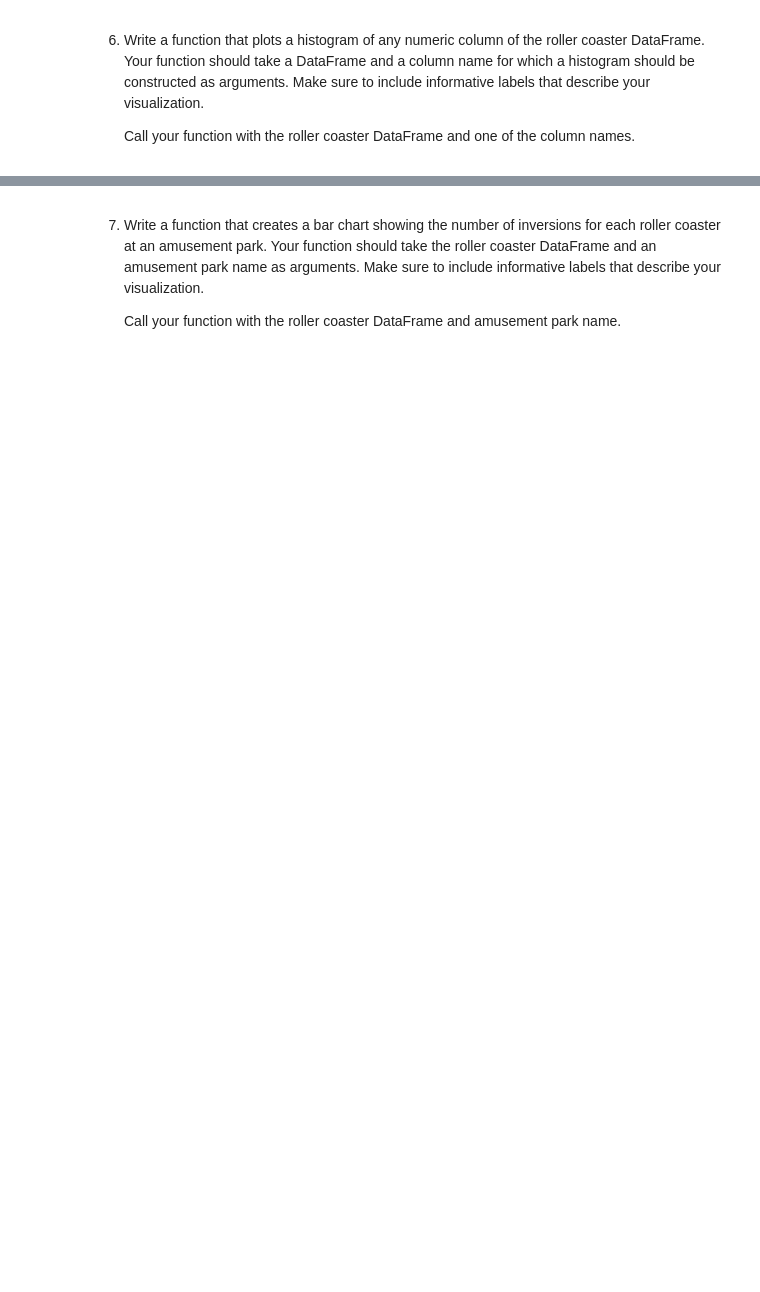
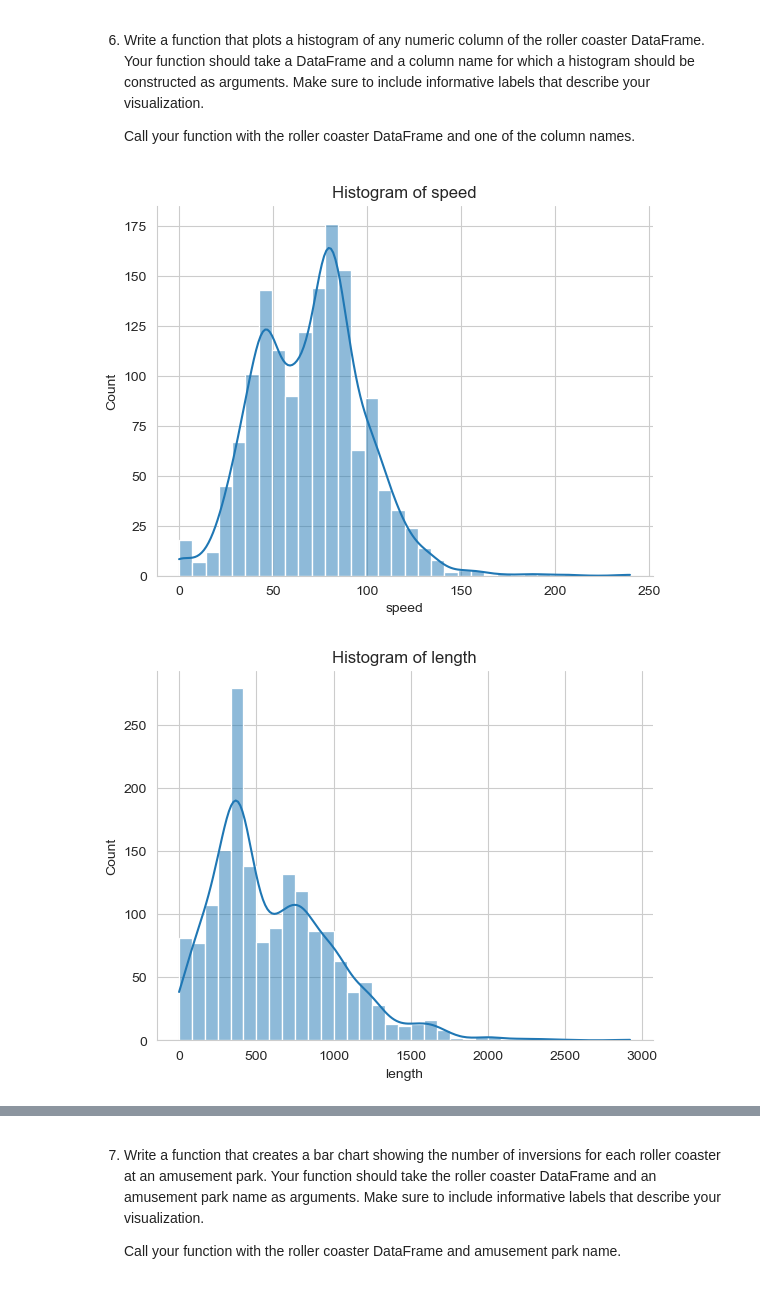
Before and after one commit to anderoos/cc-challenges-projects, a Jupyter notebook: Practice Projects/Roller Coaster/Roller Coaster.ipynb, the cells around one changed output, grey strips where cells are left out. Saved outputs shown, nothing was run; the diff lists cells and outputs as text; code cells hidden in the pictures; blank space fills up the shorter version.

Commit message:
Completed roller coaster project

```diff
--- a/Practice Projects/Roller Coaster/Roller Coaster.ipynb
+++ b/Practice Projects/Roller Coaster/Roller Coaster.ipynb
@@ -173,3 +173,5 @@ plot_best(wood_coasters, 5)
 # %%
 # 5
 # load roller coaster data
+coasters = pd.read_csv('roller_coasters.csv')
+coasters.head()
@@ -180,13 +189,24 @@ plot_best(wood_coasters, 5)
 # %%
 # 6
 # Create a function to plot histogram of column values
-
+def get_histogram(data, column):
 # Create histogram of roller coaster speed
-
+    sns.histplot(data, x=column, kde=True)
+    sns.despine()
+    plt.title(f'Histogram of {column}')
 # Create histogram of roller coaster length
 
+def get_histograms(data, *args):
+    for arg in args:
+        get_histogram(data, arg)
+        plt.show()
+        plt.close()
 # Create histogram of roller coaster number of inversions
 
 # Create a function to plot histogram of height values
 
 # Create a histogram of roller coaster height
+get_histograms(coasters, 'speed', 'length', 'num_inversions', 'height')
+# %% [output]
+[figure, added]
+[figure, added]
```
Also changed, not shown: parts of 9 cells of this notebook, 2 other files.
